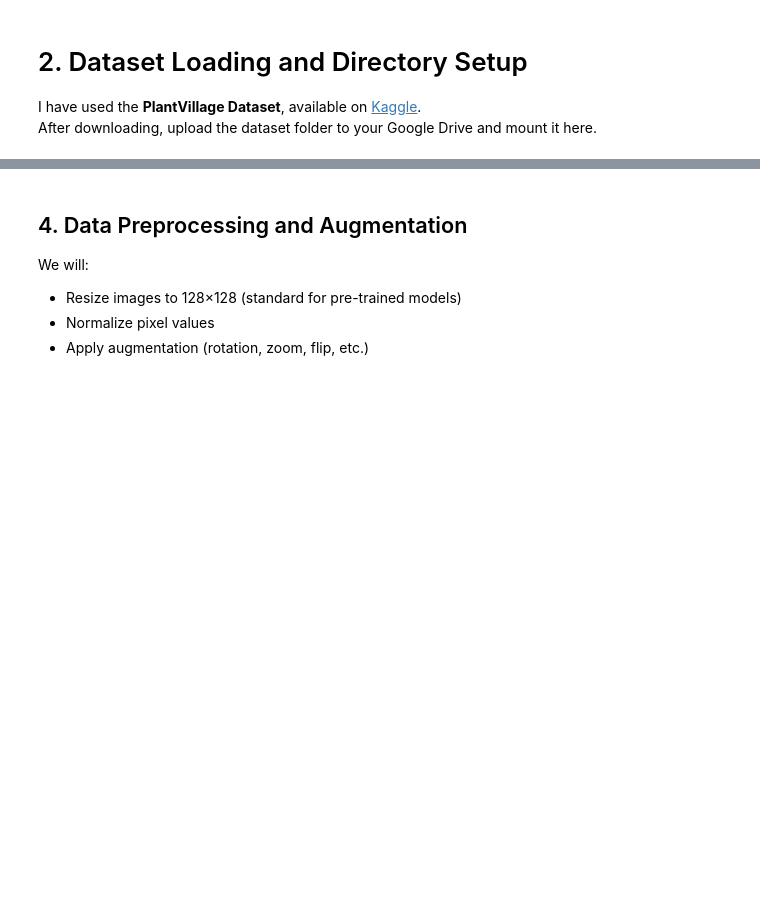
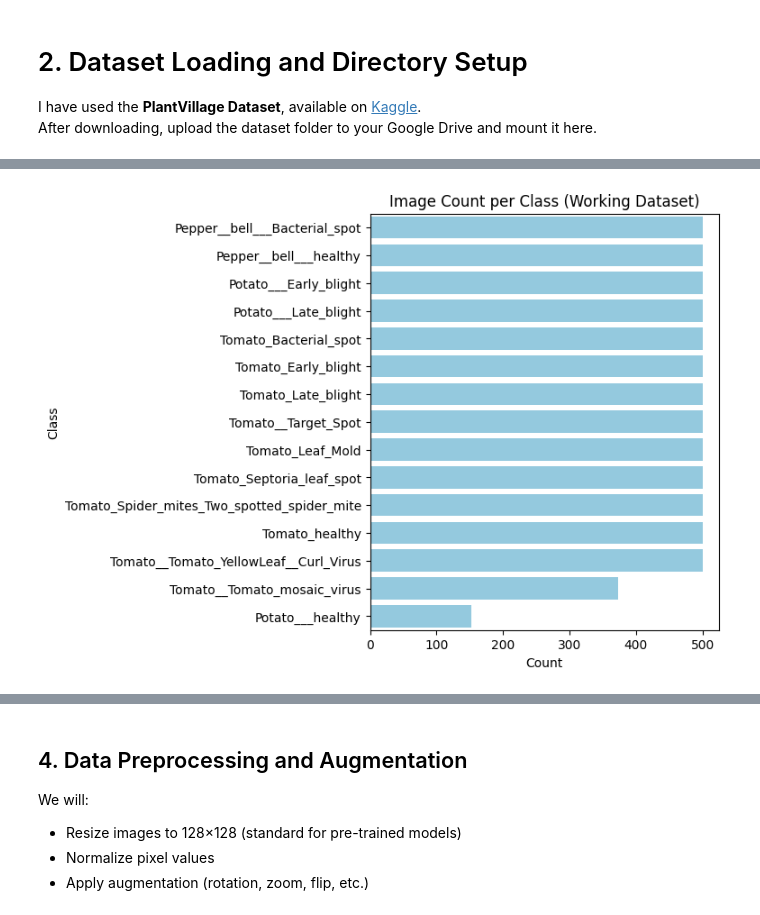
Before and after one commit to SamikshKodgire/AAI521_SmartVisionAgri, a Jupyter notebook: AAI_521_SKodgire_FinalProject.ipynb, the cells around one changed output, grey strips where cells are left out. Saved outputs shown, nothing was run; the diff lists cells and outputs as text; code cells hidden in the pictures; blank space fills up the shorter version.

```diff
--- a/AAI_521_SKodgire_FinalProject.ipynb
+++ b/AAI_521_SKodgire_FinalProject.ipynb
@@ -106,22 +197,0 @@ Total classes found: 15
-# %%
-# ============================================
-#  Count number of images per class
-# ============================================
-
-image_extensions = ['*.jpg', '*.jpeg', '*.png', '*.JPG', '*.JPEG', '*.PNG']
-
-class_counts = {}
-
-for cls in classes:
-    total = 0
-    for ext in image_extensions:
-        total += len(glob.glob(os.path.join(data_dir, cls, ext)))
-    class_counts[cls] = total
-
-# Convert to DataFrame for easy viewing
-df_counts = pd.DataFrame({
-    "Class": list(class_counts.keys()),
-    "Image Count": list(class_counts.values())
-}).sort_values(by="Image Count", ascending=False)
-
-df_counts.head()
@@ -156,0 +198,5 @@ plt.show()
+# %%
+# Count images per class
+counts = {cls: len(os.listdir(os.path.join(WORKING_DIR, cls))) for cls in class_folders}
+df_counts = pd.DataFrame(counts.items(), columns=["Class", "Count"]).sort_values("Count", ascending=False)
+df_counts
@@ -157 +220,8 @@ plt.show()
+# %%
+plt.figure(figsize=(5,6))
+sns.barplot(data=df_counts, x="Count", y="Class", color="skyblue")
+plt.title("Image Count per Class (Working Dataset)")
+plt.show()
+# %% [output]
+[figure, added]
 # %%
```
Also changed, not shown: parts of 17 cells of this notebook.
